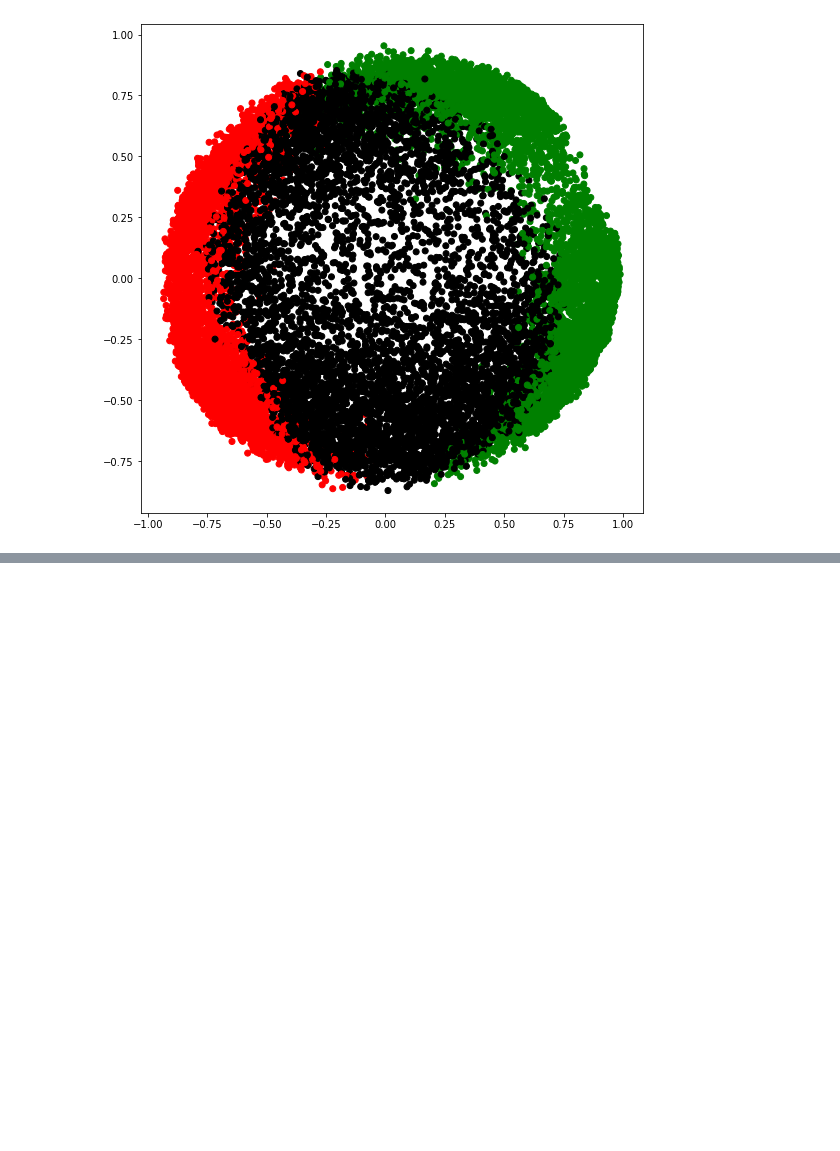
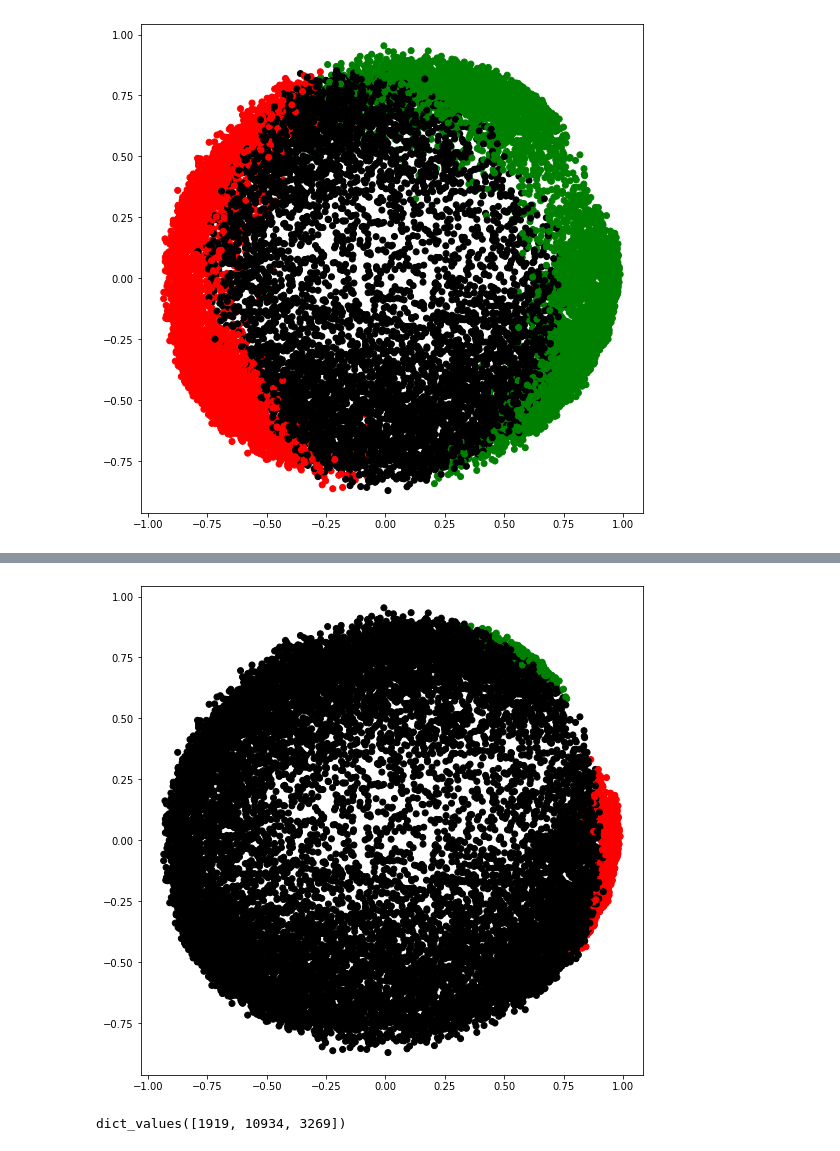
Before and after one commit to manoj-sirvi/Clustering-1, a Jupyter notebook: 4_DBscan.ipynb, the cells around one changed output, grey strips where cells are left out. Drawn from its saved outputs; the diff is of its cells as text; code cells hidden in the pictures; blank space fills up the shorter version.

```diff
--- a/4_DBscan.ipynb
+++ b/4_DBscan.ipynb
@@ -214,0 +282,23 @@ plt.show()
+# %%
+db=DBSCAN(eps=0.4,min_samples=100).fit(normalize_data)
+labels=db.labels_
+colours1 = {}
+colours1[0] = 'r'
+colours1[1] = 'g'
+colours1[2] = 'b'
+colours1[3] = 'c'
+colours1[4] = 'y'
+colours1[5] = 'm'
+colours1[-1] = 'k'
+cvec = [colours1[label] for label in labels]
+import matplotlib.pyplot as plt
+import matplotlib.pyplot as plt
+plt.figure(figsize=(9,9))
+plt.scatter(pca_data["PCA1"],pca_data["PCA2"],c=cvec)
+plt.show()
+# %% [output]
+[figure, added]
+# %%
+(Counter(labels).values())
+# %% [output]
+dict_values([1919, 10934, 3269])
```
Also changed, not shown: parts of 6 cells of this notebook, 3 other files.
